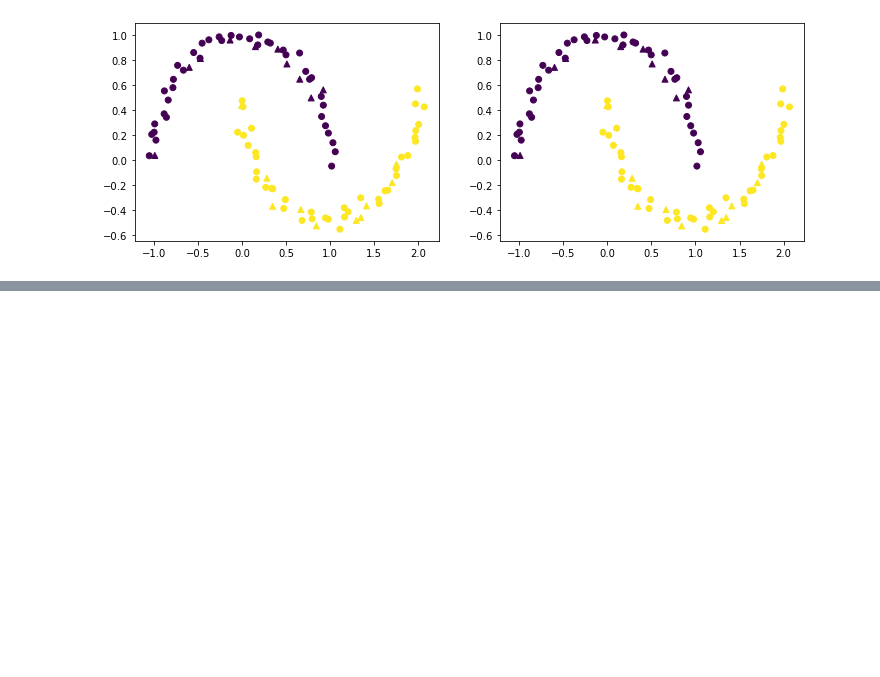
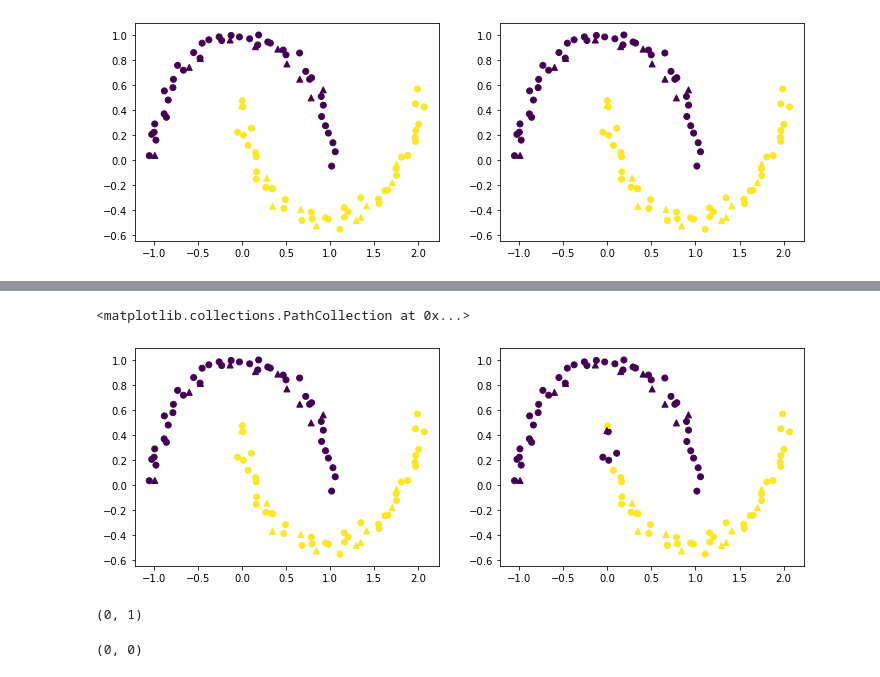
Before and after one commit to newmancu/ML_tests, a Jupyter notebook: ML/Trees/RandomForest.ipynb, the cells around one changed output, grey strips where cells are left out. Drawn from its saved outputs; the diff is of its cells as text; code cells hidden in the pictures; blank space fills up the shorter version.

```diff
--- a/ML/Trees/RandomForest.ipynb
+++ b/ML/Trees/RandomForest.ipynb
@@ -329,0 +356,24 @@ axes[1].scatter(xte[:,0], xte[:,1], c=yp2, marker='^', label='test')
+# %%
+RF = ensemble.RandomForestClassifier(
+    n_estimators=5, criterion='entropy', max_depth=4, random_state=13)
+RF.fit(xtr, ytr)
+yp1 = RF.predict(xtr)
+yp2 = RF.predict(xte)
+fig, axes = plt.subplots(ncols=2, figsize=(12,4))
+
+axes[0].scatter(xtr[:,0], xtr[:,1], c=ytr, label='train')
+axes[0].scatter(xte[:,0], xte[:,1], c=yte, marker='^', label='test')
+
+axes[1].scatter(xtr[:,0], xtr[:,1], c=yp1, label='train')
+axes[1].scatter(xte[:,0], xte[:,1], c=yp2, marker='^', label='test')
+# %% [output]
+<matplotlib.collections.PathCollection at 0x...>
+[figure, added]
+# %%
+a = np.array([]).reshape(-1,1)
+print(a.shape)
+a = a.reshape(0,0)
+a.shape
+# %% [output]
+(0, 1)
+(0, 0)
```
Also changed, not shown: parts of 6 cells of this notebook.
